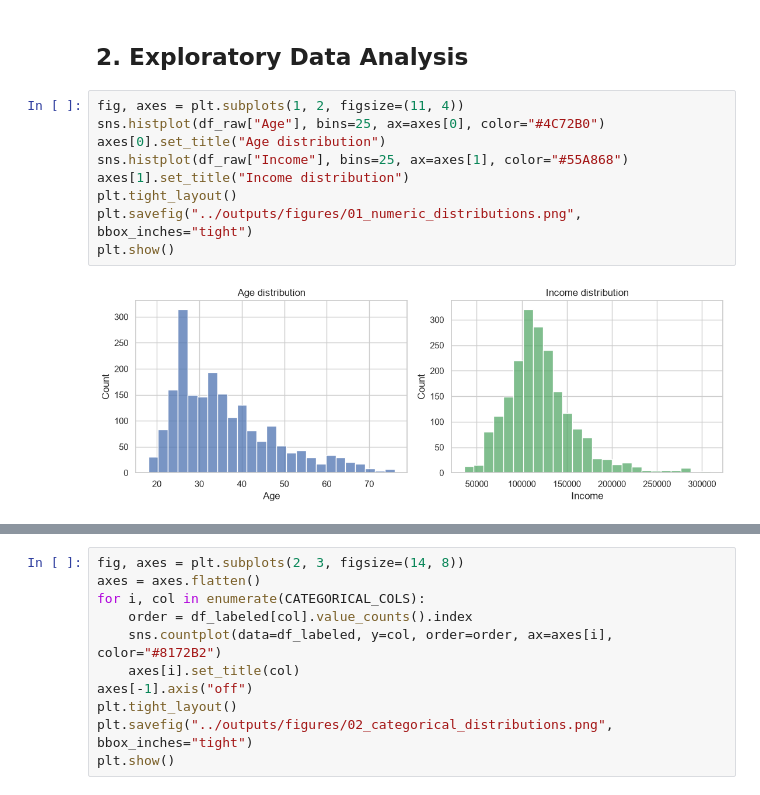
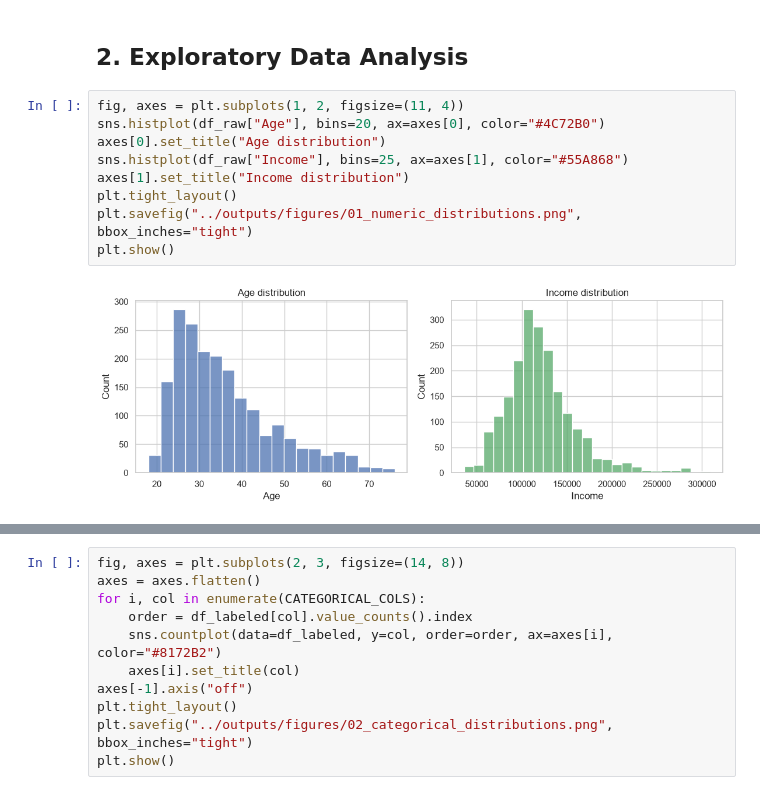
Before and after one commit to anushreeghosh07/customer-segmentation-analysis, a Jupyter notebook: notebooks/customer_segmentation_analysis.ipynb, the cells around one changed output, grey strips where cells are left out. Drawn from its saved outputs; the diff is of its cells as text.

```diff
--- a/notebooks/customer_segmentation_analysis.ipynb
+++ b/notebooks/customer_segmentation_analysis.ipynb
@@ -69,12 +69,12 @@ Missing values per column: {'ID': 0, 'Sex': 0, 'Marital status': 0, 'Age': 0, 'E
 ## 2. Exploratory Data Analysis
 # %%
 fig, axes = plt.subplots(1, 2, figsize=(11, 4))
-sns.histplot(df_raw["Age"], bins=25, ax=axes[0], color="#4C72B0")
+sns.histplot(df_raw["Age"], bins=20, ax=axes[0], color="#4C72B0")
 axes[0].set_title("Age distribution")
 sns.histplot(df_raw["Income"], bins=25, ax=axes[1], color="#55A868")
 axes[1].set_title("Income distribution")
 plt.tight_layout()
 plt.savefig("../outputs/figures/01_numeric_distributions.png", bbox_inches="tight")
 plt.show()
 # %% [output]
-[figure, old version]
+[figure, new version]
```
Also changed, not shown: parts of 67 cells of this notebook, 17 other files.
